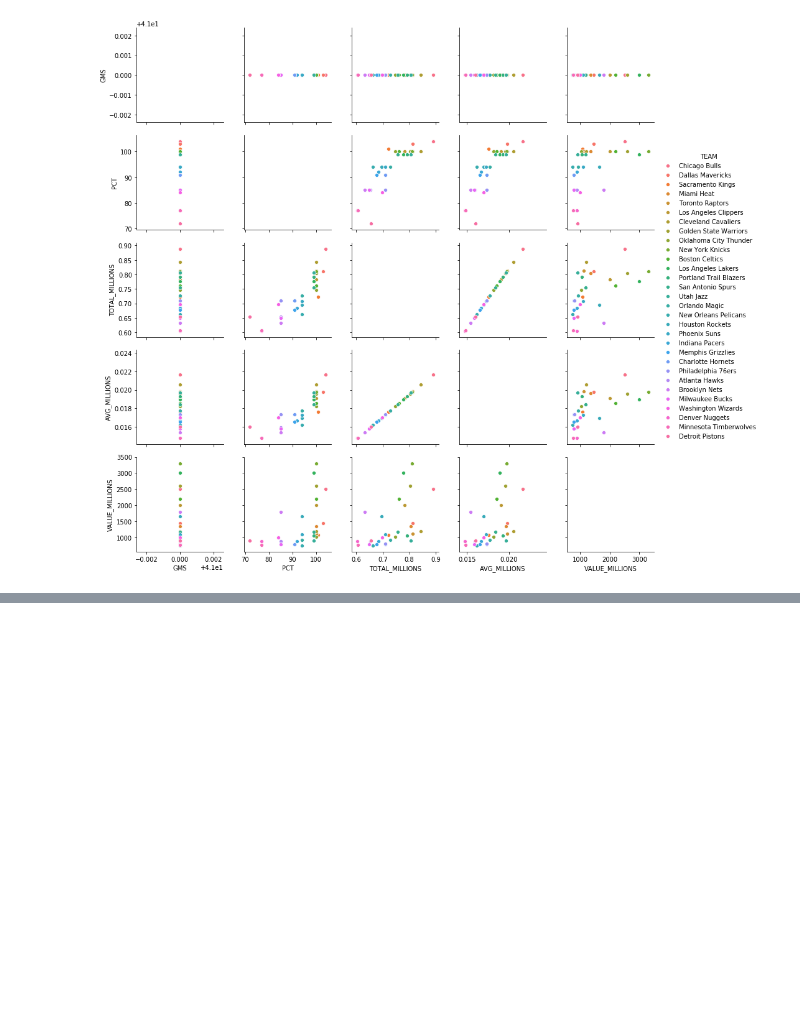
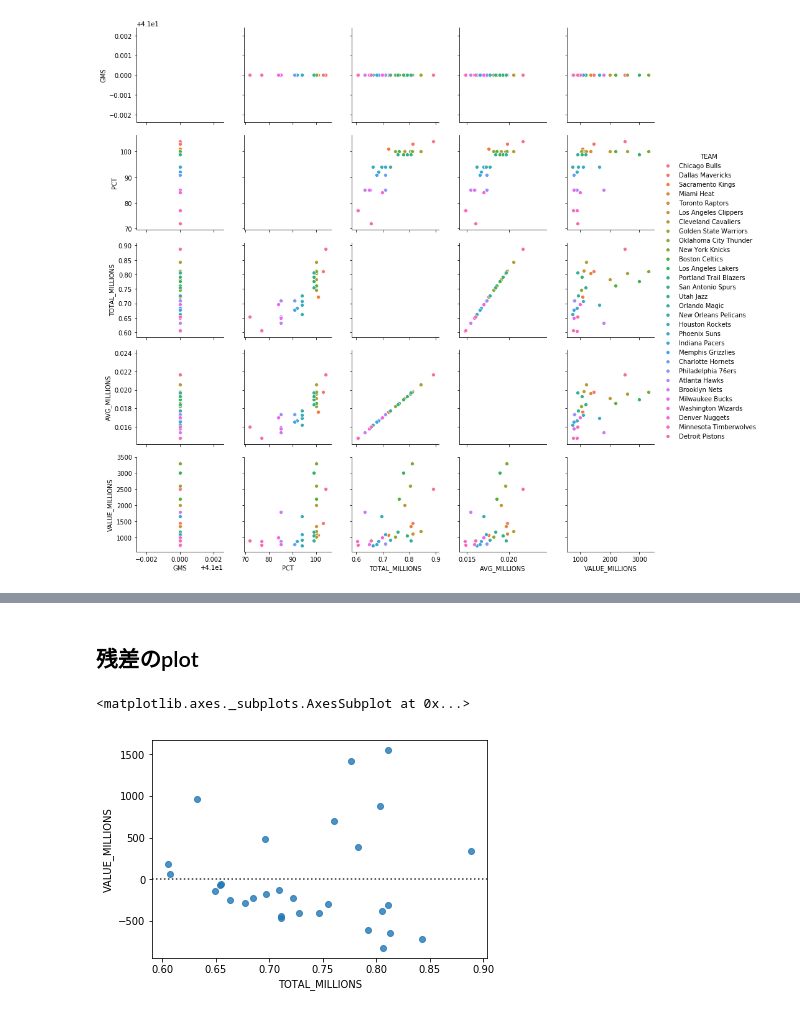
Before and after one commit to hiroaki8388/datascienceEdu, a Jupyter notebook: Predicting Social-Media Influence in the NBA.ipynb, the cells around one changed output, grey strips where cells are left out. Cells and saved outputs as stored; diff of their text form; code cells hidden in the pictures; blank space fills up the shorter version.

```diff
--- a/Predicting Social-Media Influence in the NBA.ipynb
+++ b/Predicting Social-Media Influence in the NBA.ipynb
@@ -88,0 +156,7 @@ sns.pairplot(attendance__valuation_df,hue='TEAM')
+# %% [markdown]
+## 残差のplot
+# %%
+sns.residplot(y='VALUE_MILLIONS',x='TOTAL_MILLIONS',data=attendance__valuation_df)
+# %% [output]
+<matplotlib.axes._subplots.AxesSubplot at 0x...>
+[figure, added]
```
Also changed, not shown: parts of 11 cells of this notebook.
